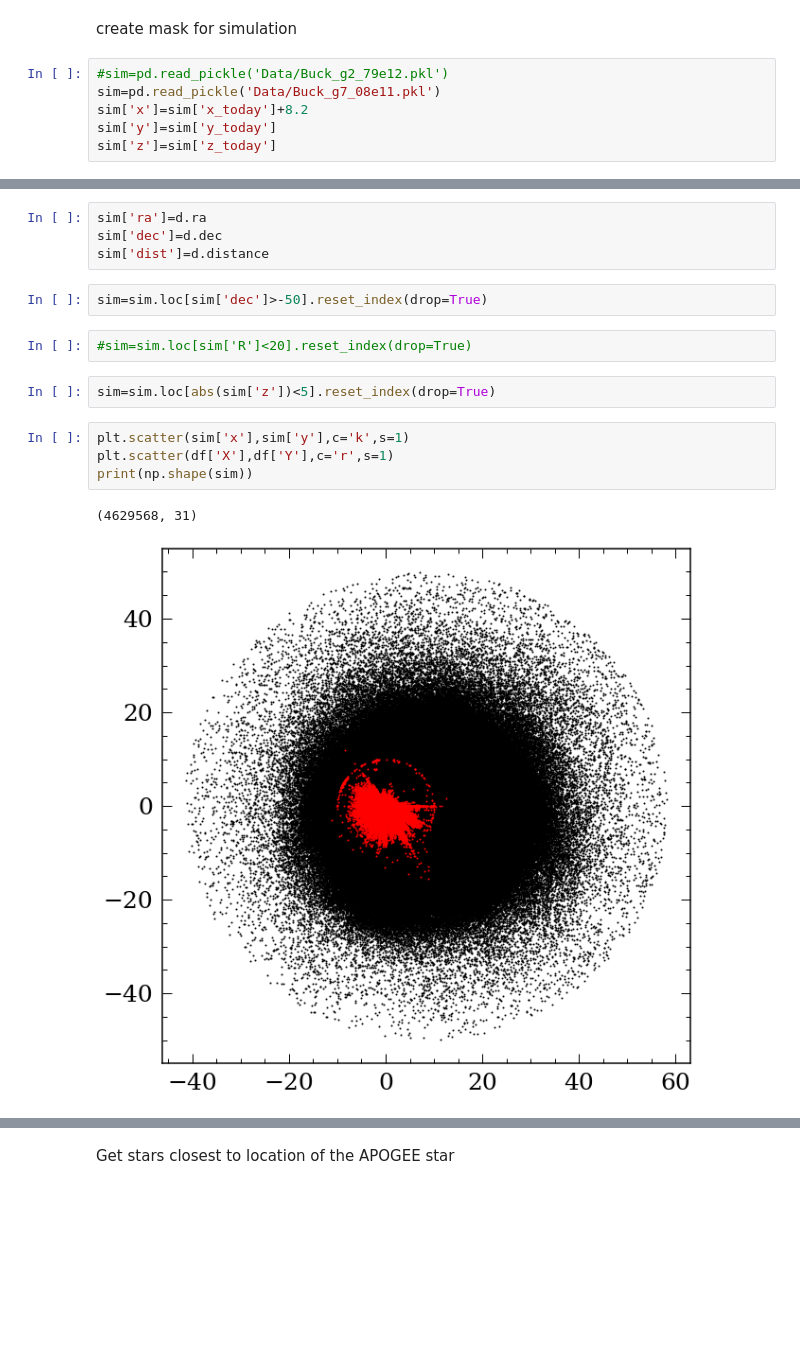
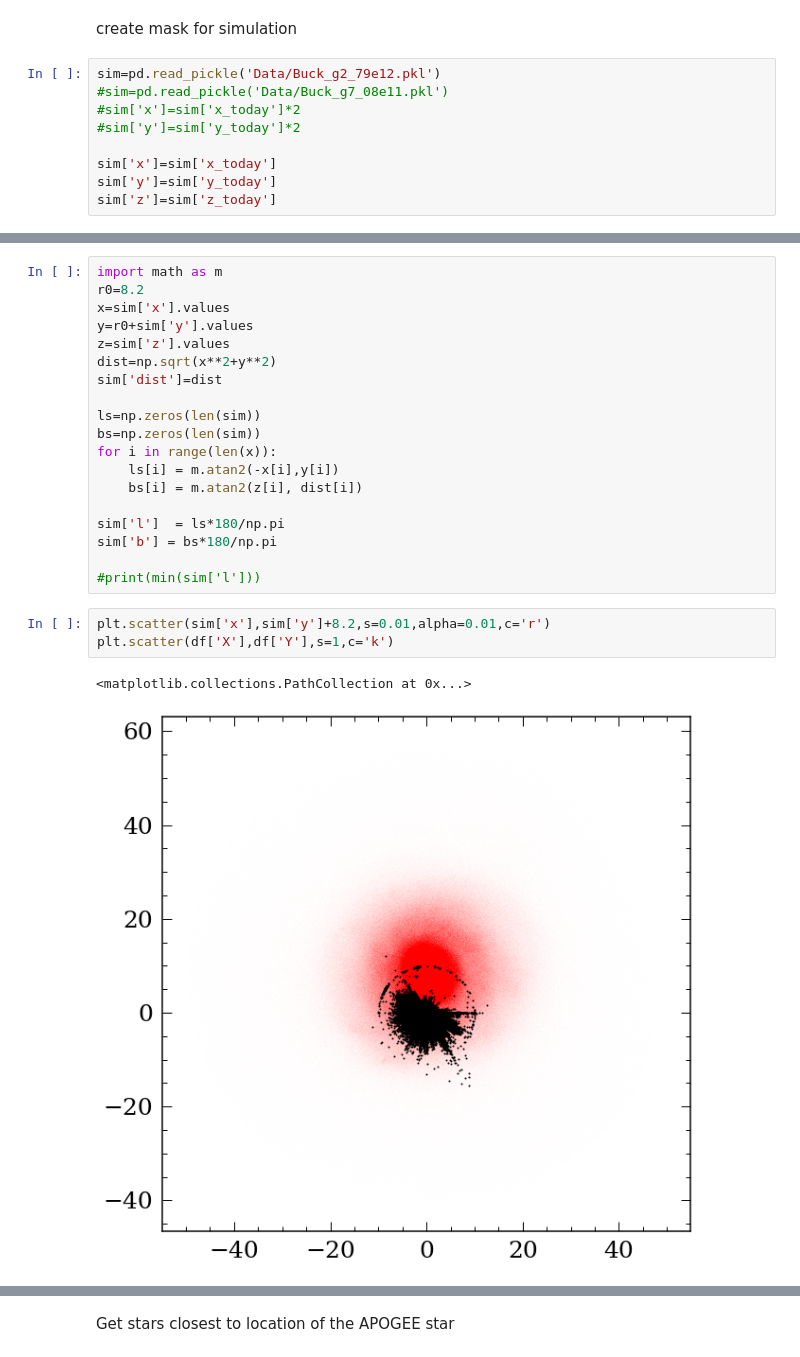
Before and after one commit to lyx12311/BuckSimulation, a Jupyter notebook: Data.ipynb, the cells around one changed output, grey strips where cells are left out. Cells and saved outputs as stored; diff of their text form; blank space fills up the shorter version.

```diff
--- a/Data.ipynb
+++ b/Data.ipynb
@@ -53,8 +34,11 @@ plt.scatter(df['RA'],df['DEC'],s=1,c='r')
 # %% [markdown]
 create mask for simulation
 # %%
-#sim=pd.read_pickle('Data/Buck_g2_79e12.pkl')
-sim=pd.read_pickle('Data/Buck_g7_08e11.pkl')
-sim['x']=sim['x_today']+8.2
+sim=pd.read_pickle('Data/Buck_g2_79e12.pkl')
+#sim=pd.read_pickle('Data/Buck_g7_08e11.pkl')
+#sim['x']=sim['x_today']*2
+#sim['y']=sim['y_today']*2
+
+sim['x']=sim['x_today']
 sim['y']=sim['y_today']
 sim['z']=sim['z_today']
@@ -78,17 +45,25 @@ d
-# %%
-sim['ra']=d.ra
-sim['dec']=d.dec
-sim['dist']=d.distance
-# %%
-sim=sim.loc[sim['dec']>-50].reset_index(drop=True)
-# %%
-#sim=sim.loc[sim['R']<20].reset_index(drop=True)
-# %%
-sim=sim.loc[abs(sim['z'])<5].reset_index(drop=True)
+# %%
+import math as m
+r0=8.2
+x=sim['x'].values
+y=r0+sim['y'].values
+z=sim['z'].values
+dist=np.sqrt(x**2+y**2)
+sim['dist']=dist
+
+ls=np.zeros(len(sim))
+bs=np.zeros(len(sim))
+for i in range(len(x)):
+    ls[i] = m.atan2(-x[i],y[i])
+    bs[i] = m.atan2(z[i], dist[i])
+
+sim['l']  = ls*180/np.pi
+sim['b'] = bs*180/np.pi
+
+#print(min(sim['l']))
 # %%
-plt.scatter(sim['x'],sim['y'],c='k',s=1)
-plt.scatter(df['X'],df['Y'],c='r',s=1)
-print(np.shape(sim))
+plt.scatter(sim['x'],sim['y']+8.2,s=0.01,alpha=0.01,c='r')
+plt.scatter(df['X'],df['Y'],s=1,c='k')
 # %% [output]
-(4629568, 31)
+<matplotlib.collections.PathCollection at 0x...>
-[figure, old version]
+[figure, new version]
```
Also changed, not shown: parts of 37 cells of this notebook, 2 other files.
